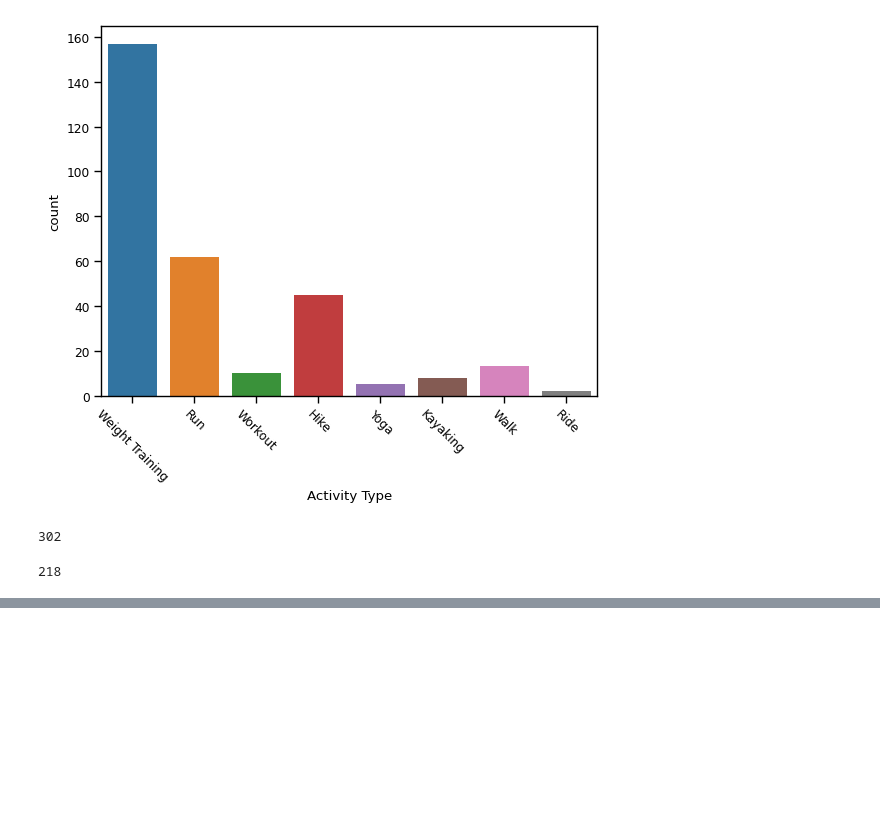
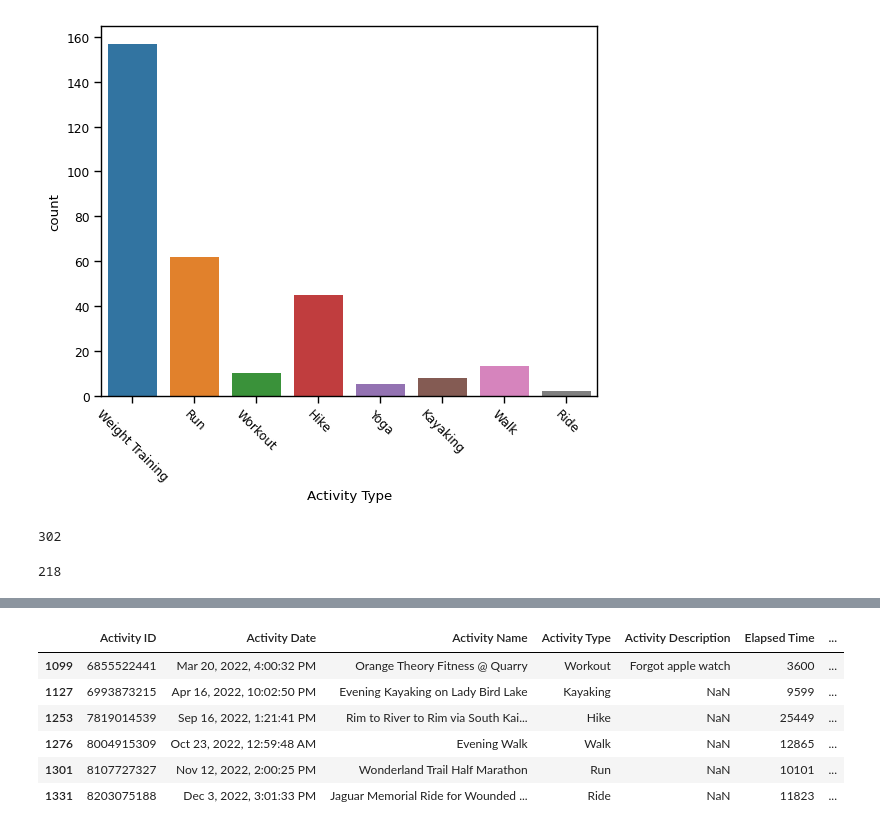
Before and after one commit to dazhaoniel/strava-recap-2022, a Jupyter notebook: strava2022.ipynb, the cells around one changed output, grey strips where cells are left out. Drawn from its saved outputs; the diff is of its cells as text; code cells hidden in the pictures; blank space fills up the shorter version.

```diff
--- a/strava2022.ipynb
+++ b/strava2022.ipynb
@@ -103,0 +122,14 @@ len(df.groupby([df['activity_date'].dt.date]))
+# %%
+# list those mx activities?
+# get temp subset of activities because yoga and weight training doesn't have distance
+df_distance = df[df['distance_mile'] > 0]
+idx = df_distance.groupby(['Activity Type'])['distance_mile'].transform(max) == df_distance['distance_mile']
+df_distance[idx]
+# %% [output]
+|  | Activity ID | Activity Date | Activity Name | Activity Type | Activity Description | Elapsed Time | ... |
+| 1099 | 6855522441 | Mar 20, 2022, 4:00:32 PM | Orange Theory Fitness @ Quarry | Workout | Forgot apple watch | 3600 | ... |
+| 1127 | 6993873215 | Apr 16, 2022, 10:02:50 PM | Evening Kayaking on Lady Bird Lake | Kayaking | NaN | 9599 | ... |
+| 1253 | 7819014539 | Sep 16, 2022, 1:21:41 PM | Rim to River to Rim via South Kai... | Hike | NaN | 25449 | ... |
+| 1276 | 8004915309 | Oct 23, 2022, 12:59:48 AM | Evening Walk | Walk | NaN | 12865 | ... |
+| 1301 | 8107727327 | Nov 12, 2022, 2:00:25 PM | Wonderland Trail Half Marathon | Run | NaN | 10101 | ... |
+| 1331 | 8203075188 | Dec 3, 2022, 3:01:33 PM | Jaguar Memorial Ride for Wounded ... | Ride | NaN | 11823 | ... |
```
Also changed, not shown: parts of 5 cells of this notebook.
